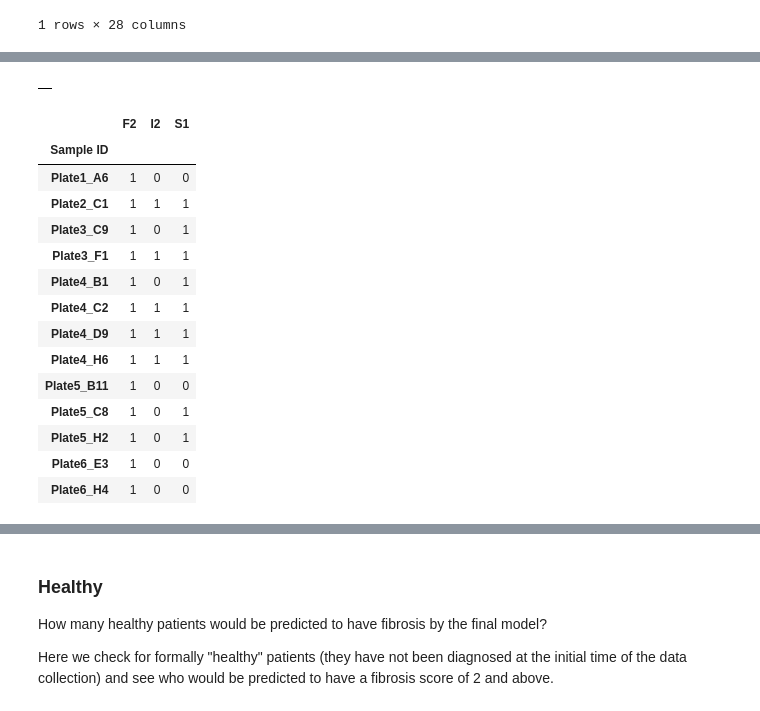
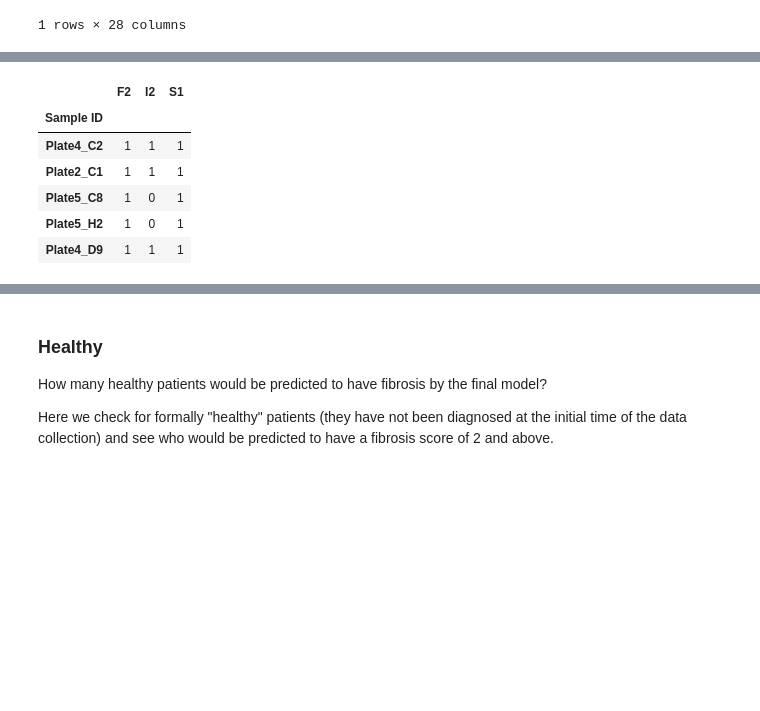
Before and after one commit to llniu/ALD-study, a Jupyter notebook: ald_analysis_hw.ipynb, the cells around one changed output, grey strips where cells are left out. Cells and saved outputs as stored; diff of their text form; code cells hidden in the pictures; blank space fills up the shorter version.

```diff
--- a/ald_analysis_hw.ipynb
+++ b/ald_analysis_hw.ipynb
@@ -2271,4 +2291,0 @@ Helper function to assign the index of the samples to the predictions of the mod
-# %%
-def predict_series(model, data:pd.DataFrame, name='prediction') -> pd.Series:
-    """Wrapper to return pd.Series with indices from `data`"""
-    return pd.Series(model.predict(data), index=data.index, name=name)
@@ -2331,22 +2376,0 @@ at_risk_pred.head()
-# %%
-combine_value_counts(at_risk_pred)
-# %% [output]
-|  |
-# %%
-at_risk_pred.loc[at_risk_pred['F2']==1]
-# %% [output]
-|  | F2 | I2 | S1 |
-| Sample ID |  |  |  |
-| Plate1_A6 | 1 | 0 | 0 |
-| Plate2_C1 | 1 | 1 | 1 |
-| Plate3_C9 | 1 | 0 | 1 |
-| Plate3_F1 | 1 | 1 | 1 |
-| Plate4_B1 | 1 | 0 | 1 |
-| Plate4_C2 | 1 | 1 | 1 |
-| Plate4_D9 | 1 | 1 | 1 |
-| Plate4_H6 | 1 | 1 | 1 |
-| Plate5_B11 | 1 | 0 | 0 |
-| Plate5_C8 | 1 | 0 | 1 |
-| Plate5_H2 | 1 | 0 | 1 |
-| Plate6_E3 | 1 | 0 | 0 |
-| Plate6_H4 | 1 | 0 | 0 |
@@ -2352,0 +2386,12 @@ at_risk_pred.loc[at_risk_pred['F2']==1]
+# %%
+at_risk_score = at_risk_score.sort_values(by=list(at_risk_score.columns), ascending=False).style.applymap(highlight_surpassed_score)
+at_risk_pred = at_risk_pred.loc[at_risk_score.index]
+at_risk_pred.head()
+# %% [output]
+|  | F2 | I2 | S1 |
+| Sample ID |  |  |  |
+| Plate4_C2 | 1 | 1 | 1 |
+| Plate2_C1 | 1 | 1 | 1 |
+| Plate5_C8 | 1 | 0 | 1 |
+| Plate5_H2 | 1 | 0 | 1 |
+| Plate4_D9 | 1 | 1 | 1 |
```
Also changed, not shown: parts of 27 cells of this notebook.
